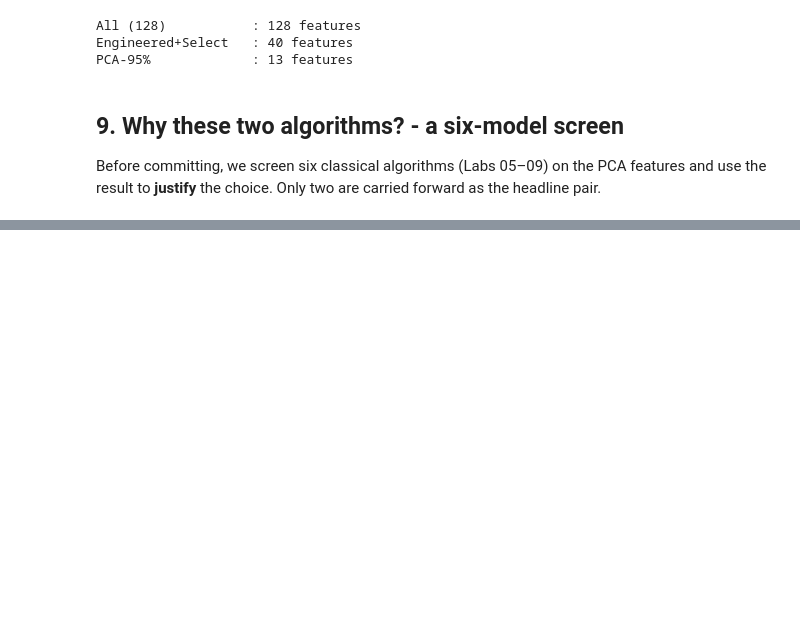
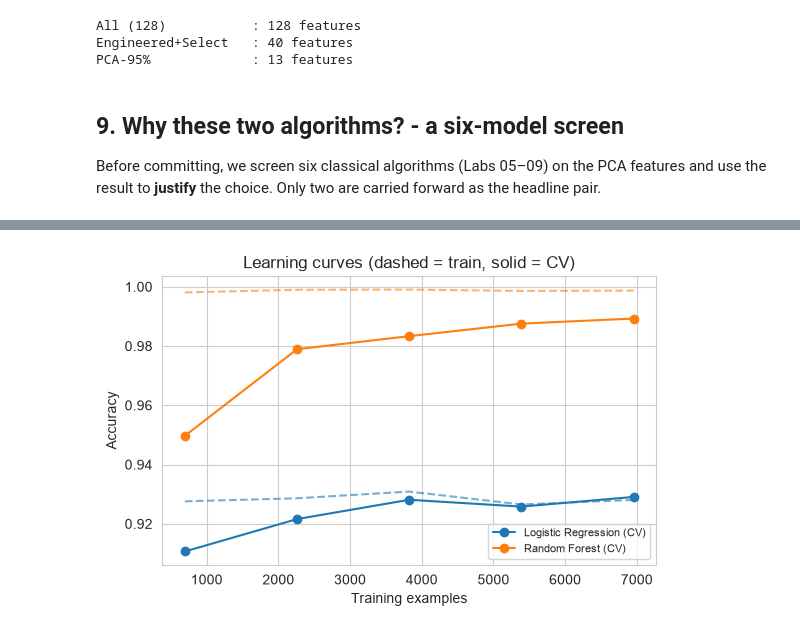
Before and after one commit to IT21361036/FML-Assignment, a Jupyter notebook: FML_Assignment.ipynb, the cells around one changed output, grey strips where cells are left out. Cells and saved outputs as stored; diff of their text form; code cells hidden in the pictures; blank space fills up the shorter version.

```diff
--- a/FML_Assignment.ipynb
+++ b/FML_Assignment.ipynb
@@ -338,0 +430,16 @@ use the result to **justify** the choice. Only two are carried forward as the he
+# %%
+grids = {
+    "Logistic Regression": (make_lr(), {"C": [0.01, 0.1, 1, 10]}),
+    "Random Forest": (make_rf_light(), {"max_depth": [None, 20], "min_samples_leaf": [1, 2, 5]}),
+}
+cv3 = StratifiedKFold(3, shuffle=True, random_state=RANDOM_STATE)
+tune_rows = []
+for name, (est, grid) in grids.items():
+    base = est.fit(Xtr_pca, y_train)
+    base_f1 = f1_score(y_test, base.predict(Xte_pca), average="macro")
+    gs = GridSearchCV(est, grid, scoring="f1_macro", cv=cv3, n_jobs=-1).fit(Xtr_pca, y_train)
+    tuned_f1 = f1_score(y_test, gs.predict(Xte_pca), average="macro")
+    tune_rows.append({"Model": name, "Baseline Macro-F1": round(base_f1, 4),
+                      "Tuned Macro-F1": round(tuned_f1, 4),
+                      "Best params": str(gs.best_params_)})
+pd.DataFrame(tune_rows)
@@ -338,0 +456,14 @@ use the result to **justify** the choice. Only two are carried forward as the he
+# %%
+sizes = np.linspace(0.1, 1.0, 5)
+plt.figure(figsize=(5.8, 3.8))
+for name, factory, color in [("Logistic Regression", make_lr, "tab:blue"),
+                             ("Random Forest", make_rf_light, "tab:orange")]:
+    ts, tr, va = learning_curve(factory(), Xtr_pca, y_train, train_sizes=sizes,
+                                cv=cv3, scoring="accuracy", n_jobs=-1)
+    plt.plot(ts, tr.mean(1), "--", color=color, alpha=.6)
+    plt.plot(ts, va.mean(1), "-o", color=color, label=f"{name} (CV)")
+plt.xlabel("Training examples"); plt.ylabel("Accuracy")
+plt.title("Learning curves (dashed = train, solid = CV)"); plt.legend(fontsize=8)
+plt.tight_layout(); plt.show()
+# %% [output]
+[figure, added]
```
Also changed, not shown: parts of 10 cells of this notebook.
